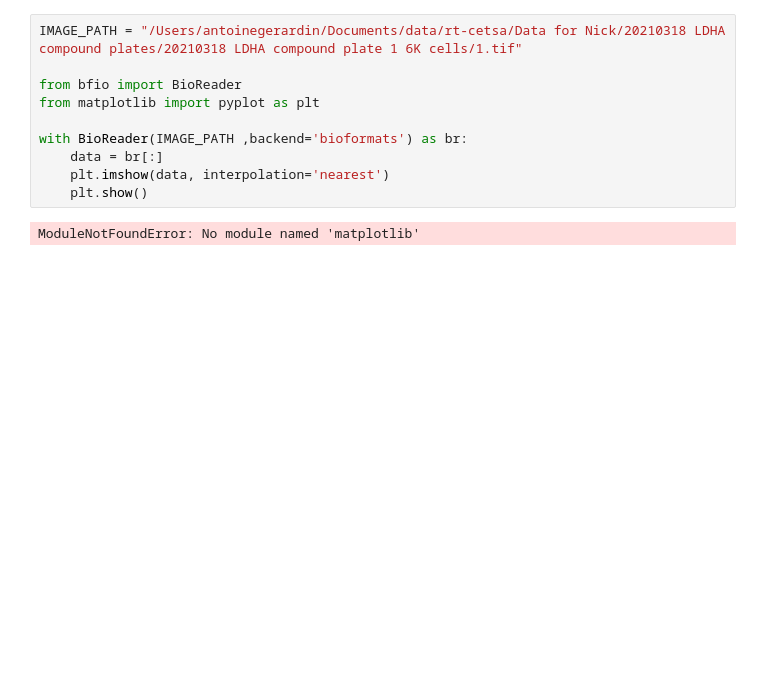
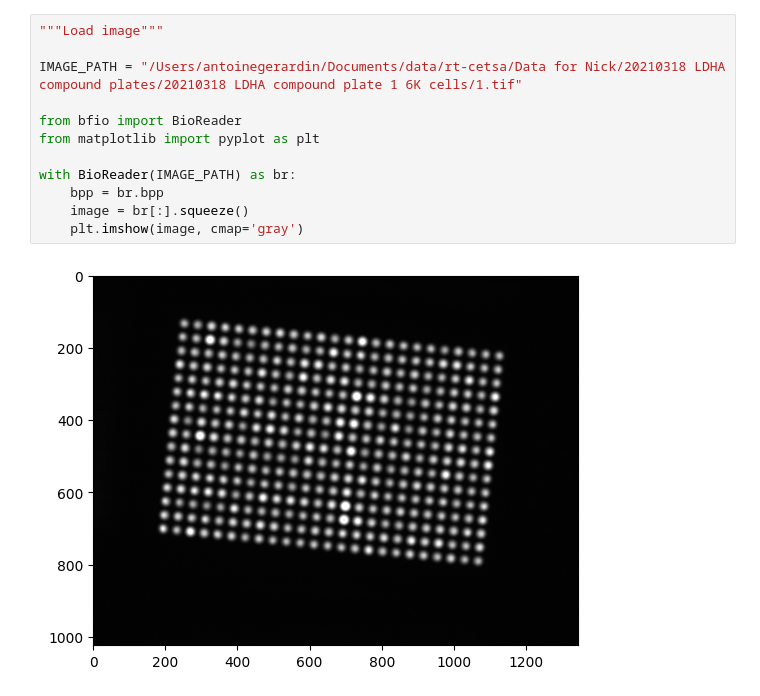
Before and after one commit to nishaq503/RT-CETSA-Analysis, a Jupyter notebook: notebooks/process_plate.ipynb, the cells around one changed output. Saved outputs shown, nothing was run; the diff lists cells and outputs as text; blank space fills up the shorter version.

```diff
--- a/notebooks/process_plate.ipynb
+++ b/notebooks/process_plate.ipynb
@@ -1,12 +1,14 @@
 # %%
+"""Load image"""
+
 IMAGE_PATH = "/Users/antoinegerardin/Documents/data/rt-cetsa/Data for Nick/20210318 LDHA compound plates/20210318 LDHA compound plate 1 6K cells/1.tif"
 
 from bfio import BioReader
 from matplotlib import pyplot as plt
 
-with BioReader(IMAGE_PATH ,backend='bioformats') as br:
-    data = br[:]
-    plt.imshow(data, interpolation='nearest')
-    plt.show()
+with BioReader(IMAGE_PATH) as br:
+    bpp = br.bpp
+    image = br[:].squeeze()
+    plt.imshow(image, cmap='gray')
 # %% [output]
-ModuleNotFoundError: No module named 'matplotlib'
+[figure, added]
```
Also changed, not shown: parts of 6 cells of this notebook, 3 other files.
